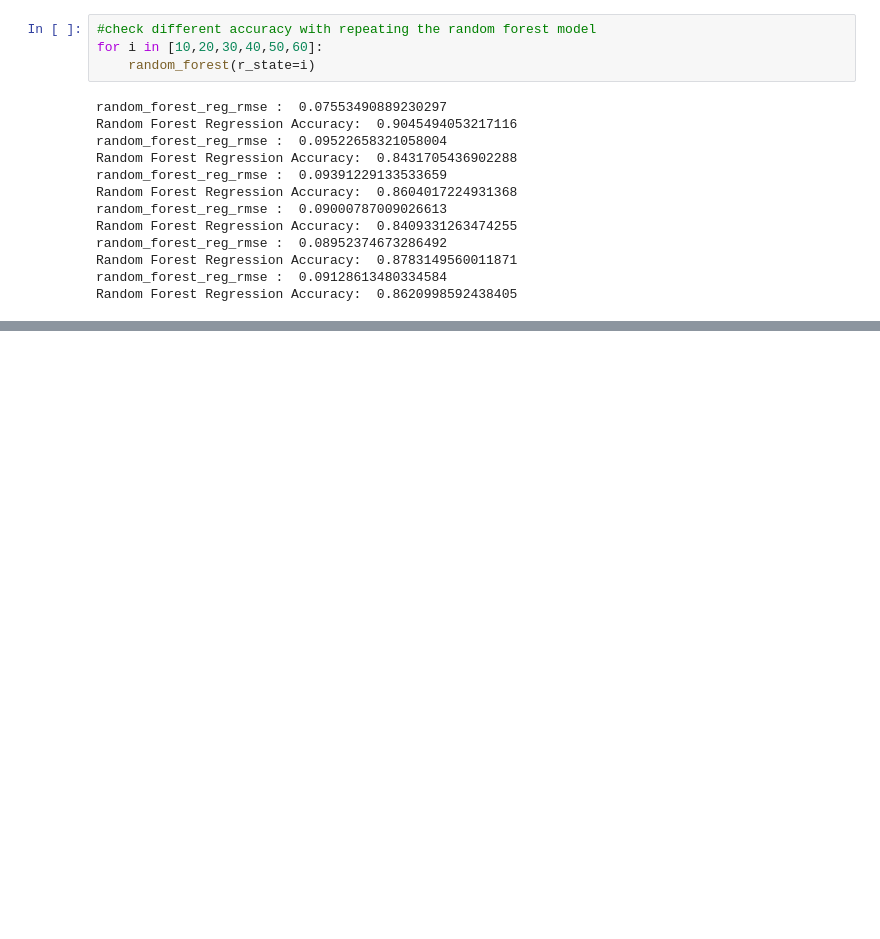
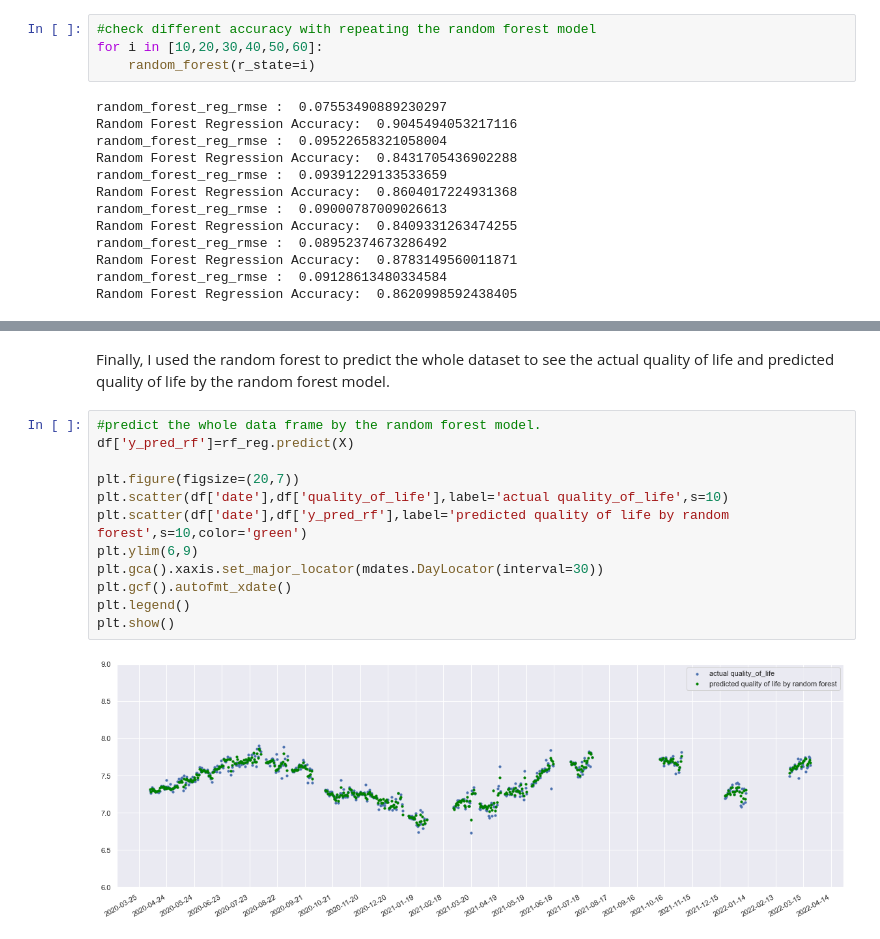
Before and after one commit to apirzadeh1365/supervised-_machine_learning, a Jupyter notebook: final_project.ipynb, the cells around one changed output, grey strips where cells are left out. Drawn from its saved outputs; the diff is of its cells as text; blank space fills up the shorter version.

```diff
--- a/final_project.ipynb
+++ b/final_project.ipynb
@@ -427,0 +471,16 @@ As a result, although the polynomial linear regression has a better accuracy bet
+# %% [markdown]
+Finally, I used the random forest to predict the whole dataset to see the actual quality of life and predicted quality of life by the random forest model.
+# %%
+#predict the whole data frame by the random forest model.
+df['y_pred_rf']=rf_reg.predict(X)
+
+plt.figure(figsize=(20,7))
+plt.scatter(df['date'],df['quality_of_life'],label='actual quality_of_life',s=10)
+plt.scatter(df['date'],df['y_pred_rf'],label='predicted quality of life by random forest',s=10,color='green')
+plt.ylim(6,9)
+plt.gca().xaxis.set_major_locator(mdates.DayLocator(interval=30))
+plt.gcf().autofmt_xdate()
+plt.legend()
+plt.show()
+# %% [output]
+[figure, added]
```
Also changed, not shown: parts of 33 cells of this notebook.
